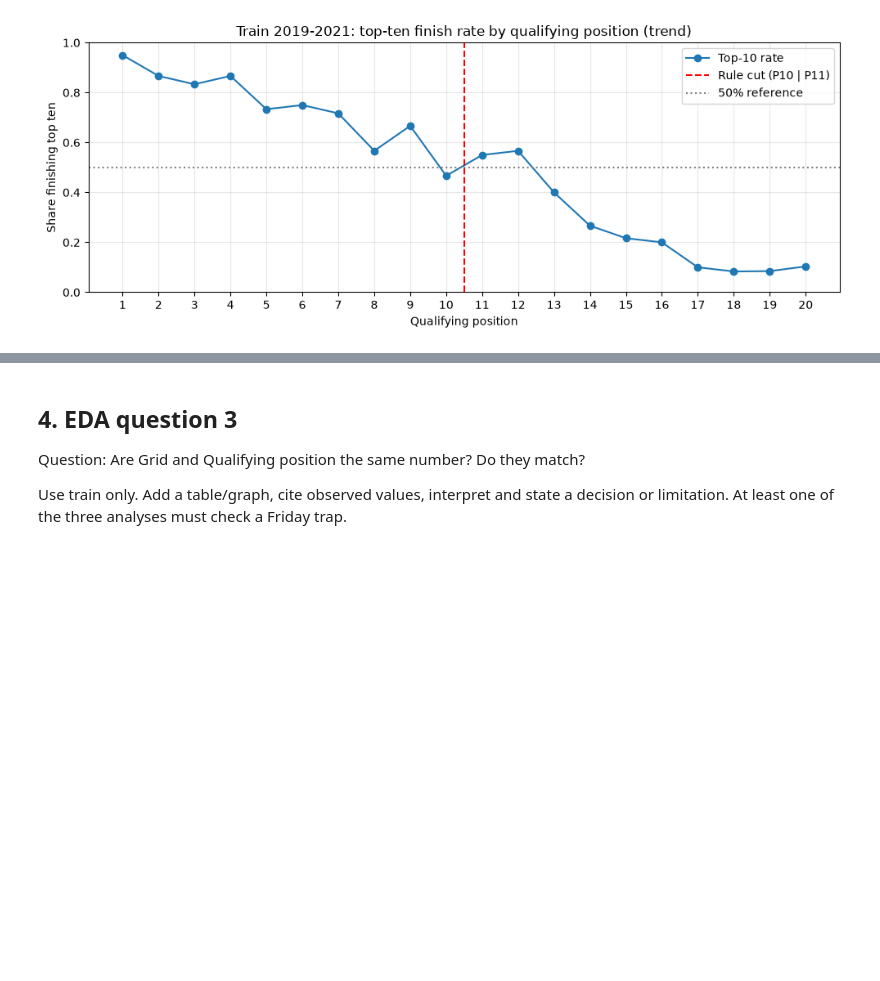
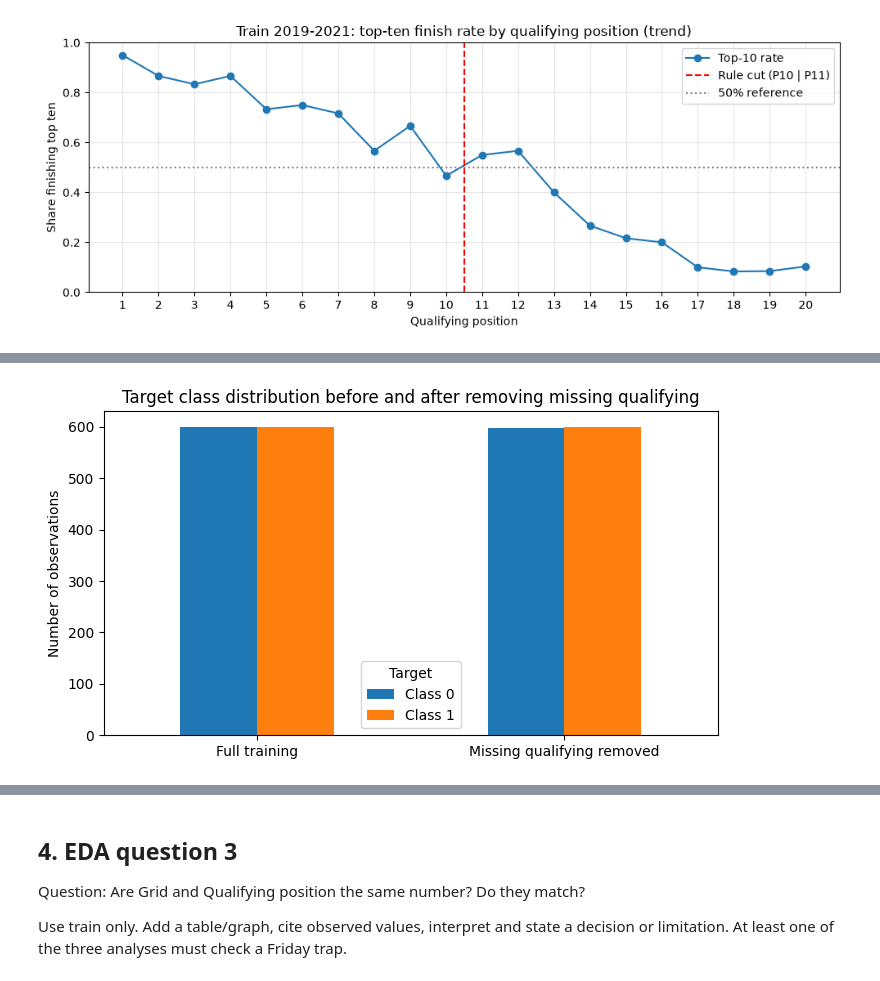
Before and after one commit to boxs21/lab1, a Jupyter notebook: IIT414W_Lab1_StudentPack_v1/labs/lab_01/Lab01_EDA_Baselines_Student_v1.ipynb, the cells around one changed output, grey strips where cells are left out. Saved outputs shown, nothing was run; the diff lists cells and outputs as text; code cells hidden in the pictures; blank space fills up the shorter version.

```diff
--- a/IIT414W_Lab1_StudentPack_v1/labs/lab_01/Lab01_EDA_Baselines_Student_v1.ipynb
+++ b/IIT414W_Lab1_StudentPack_v1/labs/lab_01/Lab01_EDA_Baselines_Student_v1.ipynb
@@ -146,0 +223,29 @@ Use train only. Add a table/graph, cite observed values, interpret and state a d
+# %%
+# Compare class distribution before and after removing missing qualifying positions
+
+class_comparison = pd.DataFrame({
+    "Class 0": [
+        (train["target_top10"] == 0).sum(),
+        (train_without_missing["target_top10"] == 0).sum()
+    ],
+    "Class 1": [
+        (train["target_top10"] == 1).sum(),
+        (train_without_missing["target_top10"] == 1).sum()
+    ]
+}, index=["Full training", "Missing qualifying removed"])
+
+ax = class_comparison.plot(
+    kind="bar",
+    figsize=(7, 4)
+)
+
+ax.set_xlabel("")
+ax.set_ylabel("Number of observations")
+ax.set_title("Target class distribution before and after removing missing qualifying")
+ax.legend(title="Target")
+
+plt.xticks(rotation=0)
+plt.tight_layout()
+plt.show()
+# %% [output]
+[figure, added]
```
Also changed, not shown: parts of 6 cells of this notebook.
